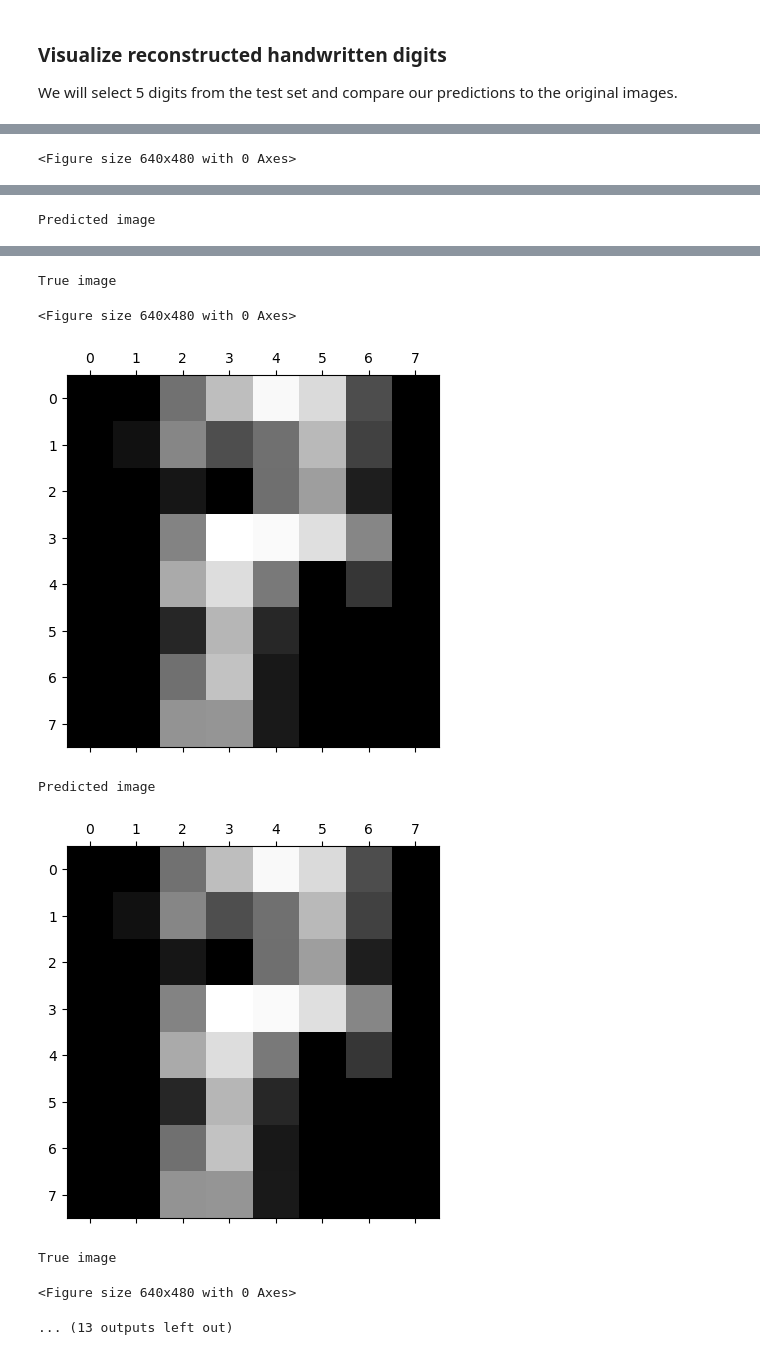
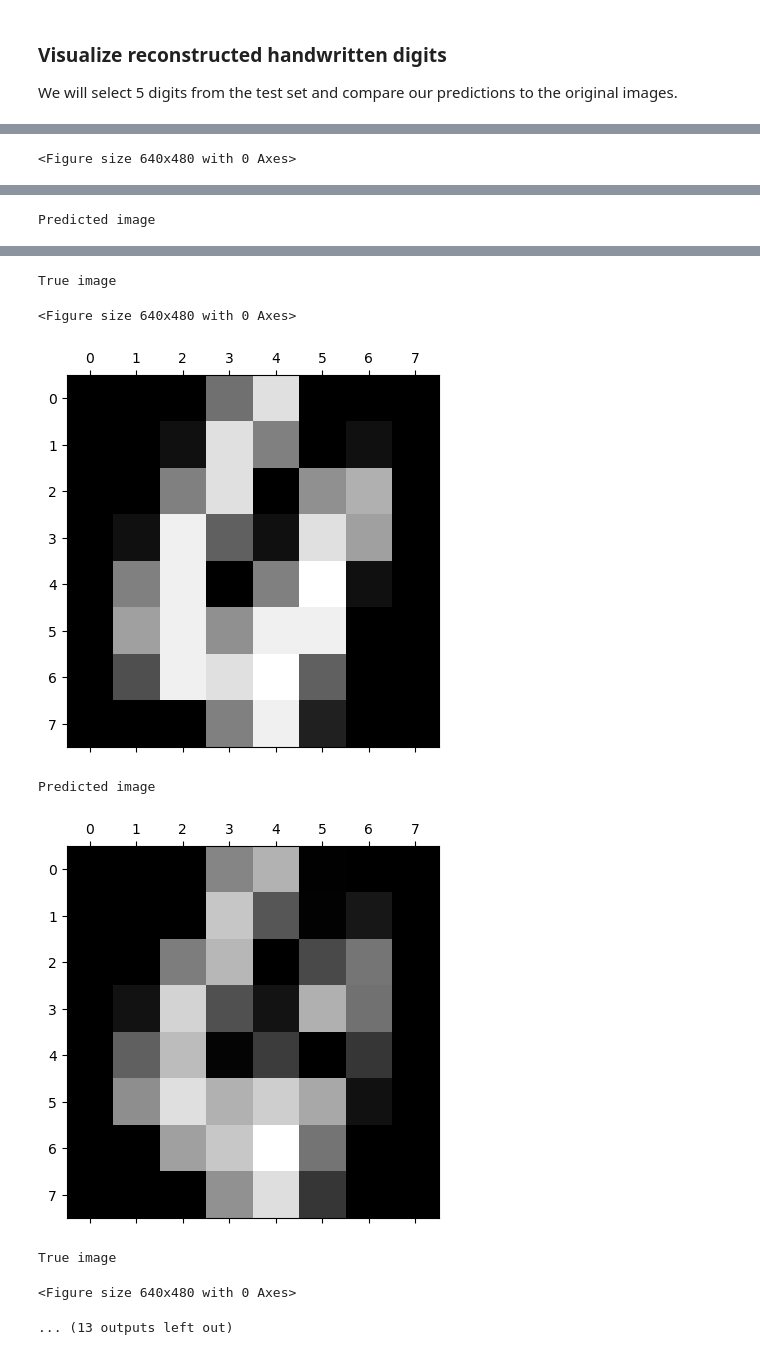
Before and after one commit to sandyfloren/final-nn, a Jupyter notebook: autoencoder.ipynb, the cells around one changed output, grey strips where cells are left out. Cells and saved outputs as stored; diff of their text form; code cells hidden in the pictures.

Commit message:
fixed a typo in the code for visualizing handwritten-digits

```diff
--- a/autoencoder.ipynb
+++ b/autoencoder.ipynb
@@ -164,10 +164,10 @@ The best performance was observed after training for 1000 epochs using a learnin
 ### Re-train best model architecture on full training set and evaluate on test set
 # %%
 best_model = NeuralNetwork(nn_arch,
-                    best_params['lr'],
+                    0.00025,#best_params['lr'],
                     462,
-                    best_params['batch_size'],
-                    best_params['epochs'],
+                    512,#best_params['batch_size'],
+                    1000,#best_params['epochs'],
                     'mean_squared_error')
 
 per_epoch_loss_train, per_epoch_loss_val = best_model.fit(
@@ -196,7 +196,7 @@ for i in np.random.randint(0, 100, 5):
     pred = preds[i].reshape((64, -1))
     plt.gray()
     print("True image")
-    plt.matshow(pred.reshape(8,8))
+    plt.matshow(X_test[i].reshape(8,8))
     plt.show()
 
     print("Predicted image")
@@ -211,8 +211,8 @@ Predicted image
 True image
 <Figure size 640x480 with 0 Axes>
-[figure, old version]
+[figure, new version]
 Predicted image
-[figure, old version]
+[figure, new version]
 True image
 <Figure size 640x480 with 0 Axes>
 ... (13 outputs left out)
```
Also changed, not shown: parts of 1 cell of this notebook.
